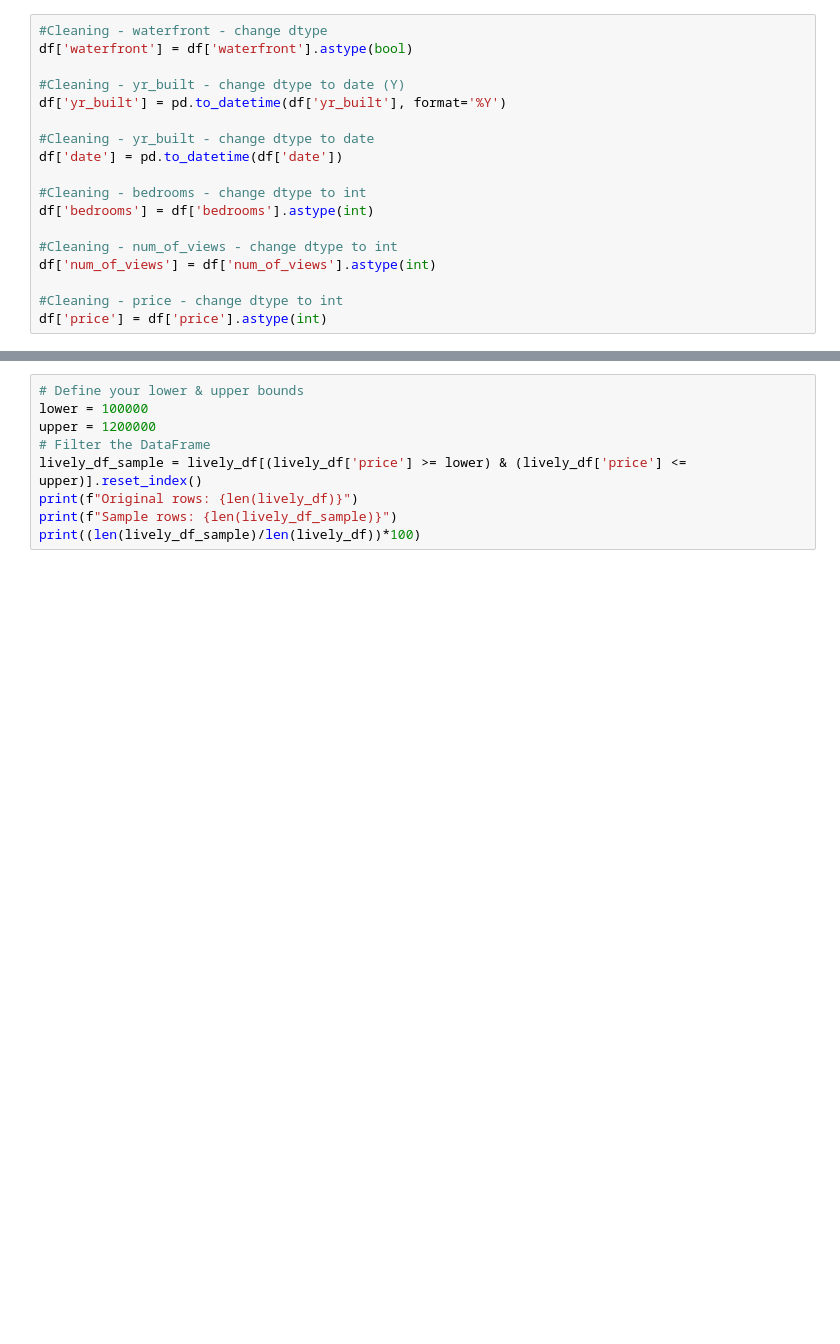
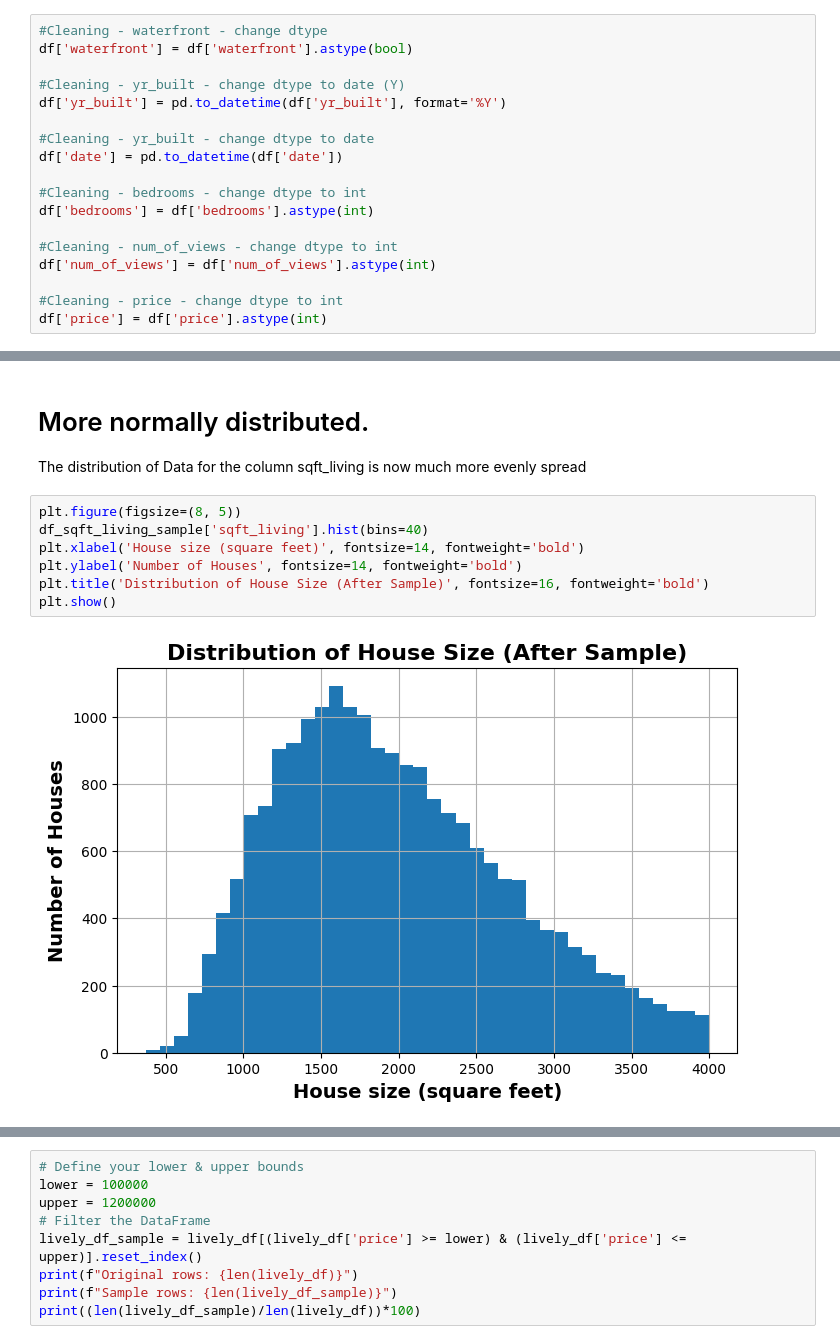
Before and after one commit to marcok10/eda-project, a Jupyter notebook: EDA.ipynb, the cells around one changed output, grey strips where cells are left out. Drawn from its saved outputs; the diff is of its cells as text; blank space fills up the shorter version.

```diff
--- a/EDA.ipynb
+++ b/EDA.ipynb
@@ -935,0 +165,13 @@ plt.show()
+# %% [markdown]
+# More normally distributed.
+
+The distribution of Data for the column sqft_living is now much more evenly spread
+# %%
+plt.figure(figsize=(8, 5))
+df_sqft_living_sample['sqft_living'].hist(bins=40)
+plt.xlabel('House size (square feet)', fontsize=14, fontweight='bold')
+plt.ylabel('Number of Houses', fontsize=14, fontweight='bold')
+plt.title('Distribution of House Size (After Sample)', fontsize=16, fontweight='bold')
+plt.show()
+# %% [output]
+[figure, added]
```
Also changed, not shown: parts of 92 cells of this notebook, 2 other files.
